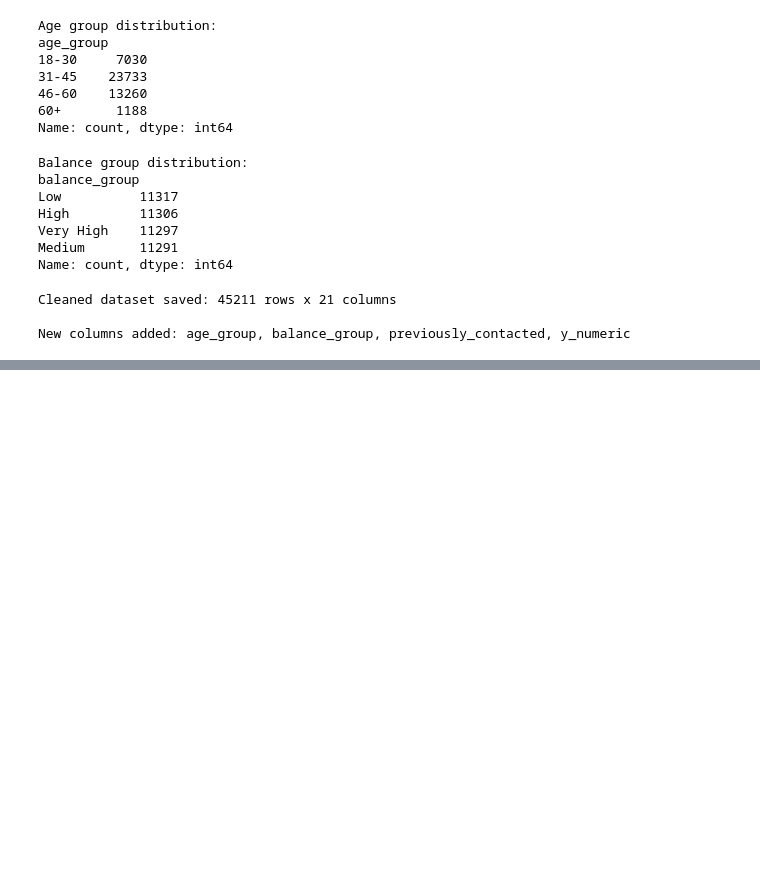
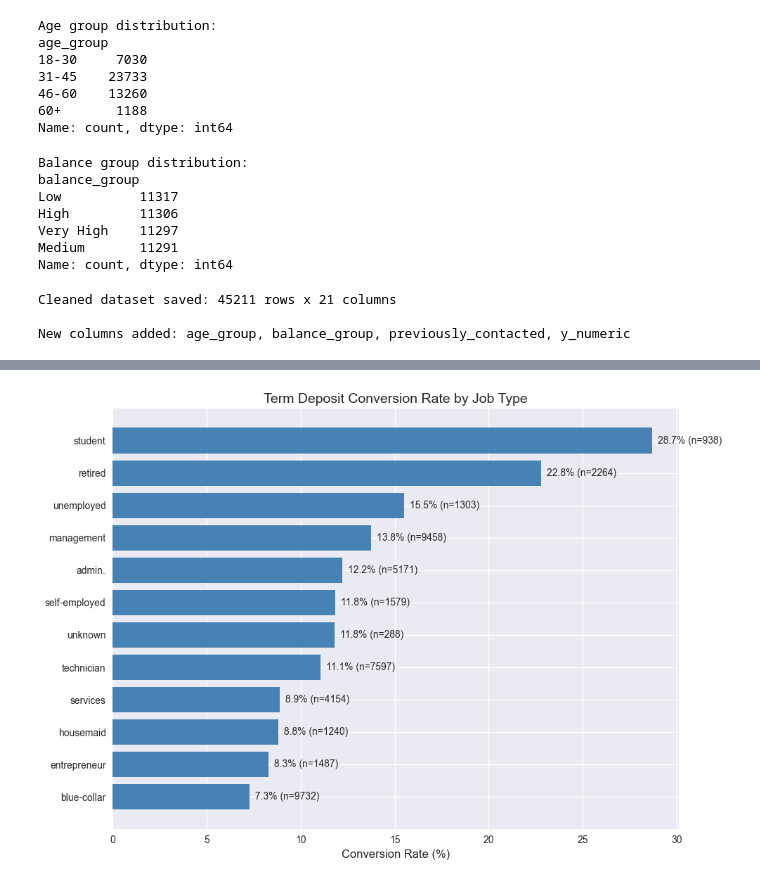
Before and after one commit to agrani1411/marketanalysis, a Jupyter notebook: Marketing_ROI_Analysis.ipynb, the cells around one changed output, grey strips where cells are left out. Saved outputs shown, nothing was run; the diff lists cells and outputs as text; code cells hidden in the pictures; blank space fills up the shorter version.

```diff
--- a/Marketing_ROI_Analysis.ipynb
+++ b/Marketing_ROI_Analysis.ipynb
@@ -248,0 +296,19 @@ New columns added: age_group, balance_group, previously_contacted, y_numeric
+# %%
+# Conversion rate by job type
+job_conversion = df.groupby('job')['y_numeric'].agg(['mean', 'count']).sort_values('mean', ascending=True)
+job_conversion.columns = ['conversion_rate', 'total_count']
+
+fig, ax = plt.subplots(figsize=(10, 7))
+bars = ax.barh(job_conversion.index, job_conversion['conversion_rate'] * 100, color='steelblue')
+ax.set_xlabel('Conversion Rate (%)')
+ax.set_title('Term Deposit Conversion Rate by Job Type')
+
+# Add count labels
+for i, (rate, count) in enumerate(zip(job_conversion['conversion_rate'], job_conversion['total_count'])):
+    ax.text(rate * 100 + 0.3, i, f'{rate*100:.1f}% (n={count})', va='center', fontsize=10)
+
+plt.tight_layout()
+plt.savefig('images/conversion_by_job.png', dpi=150, bbox_inches='tight')
+plt.show()
+# %% [output]
+[figure, added]
```
Also changed, not shown: parts of 6 cells of this notebook, 3 other files.
